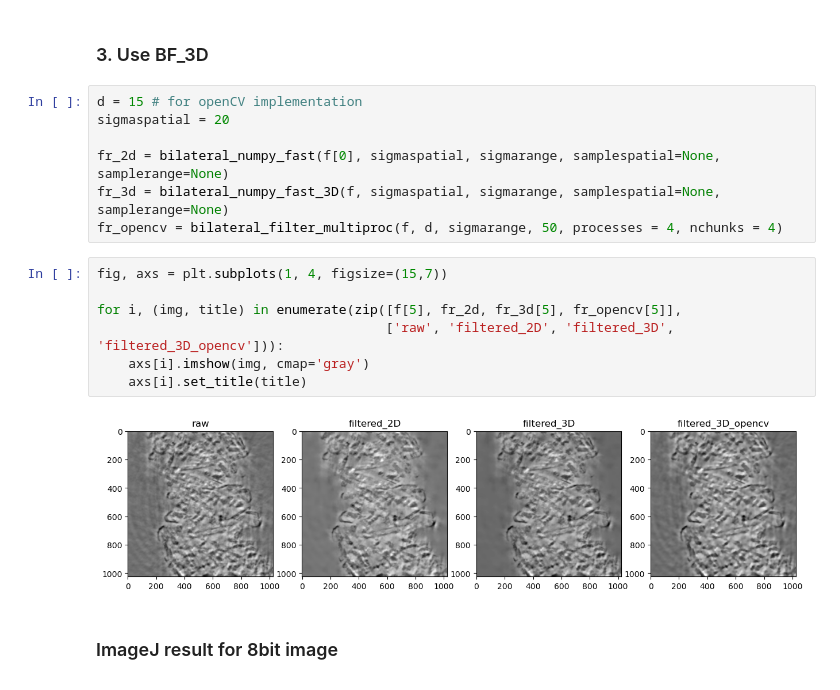
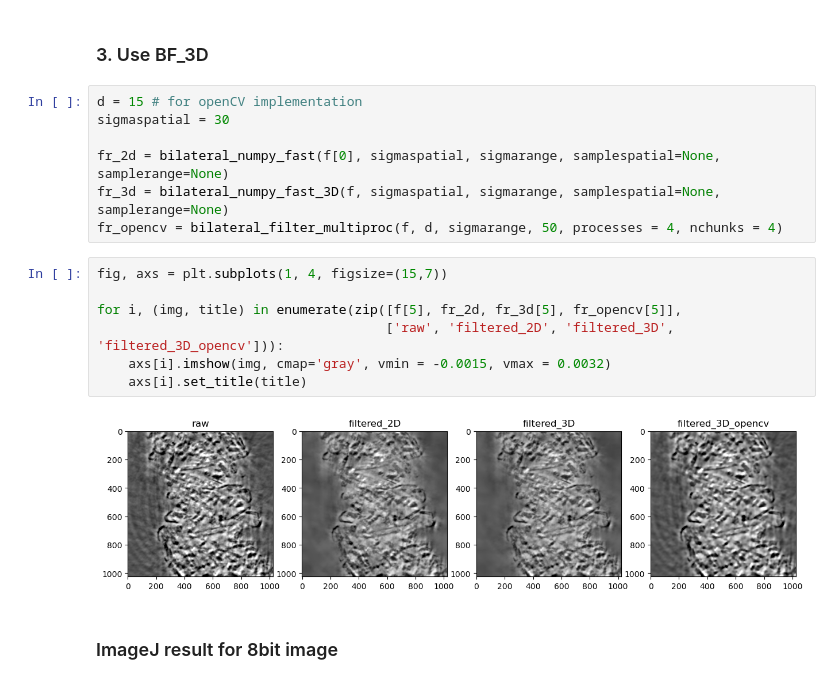
Before and after one commit to mikhail-qwerty/CT-bilateral-filtering, a Jupyter notebook: BF_stest.ipynb, the cells around one changed output. Cells and saved outputs as stored; diff of their text form.

```diff
--- a/BF_stest.ipynb
+++ b/BF_stest.ipynb
@@ -26,7 +34,7 @@ sigmarange = 7e-4
 ### 3. Use BF_3D
 # %%
 d = 15 # for openCV implementation
-sigmaspatial = 20
+sigmaspatial = 30
 
 fr_2d = bilateral_numpy_fast(f[0], sigmaspatial, sigmarange, samplespatial=None, samplerange=None)
 fr_3d = bilateral_numpy_fast_3D(f, sigmaspatial, sigmarange, samplespatial=None, samplerange=None)
@@ -34,12 +42,12 @@ fr_opencv = bilateral_filter_multiproc(f, d, sigmarange, 50, processes = 4, nchu
 # %%
 fig, axs = plt.subplots(1, 4, figsize=(15,7))
 
 for i, (img, title) in enumerate(zip([f[5], fr_2d, fr_3d[5], fr_opencv[5]],
                                      ['raw', 'filtered_2D', 'filtered_3D', 'filtered_3D_opencv'])):
-    axs[i].imshow(img, cmap='gray')
+    axs[i].imshow(img, cmap='gray', vmin = -0.0015, vmax = 0.0032)
     axs[i].set_title(title)
 # %% [output]
-[figure, old version]
+[figure, new version]
 # %% [markdown]
 ### ImageJ result for 8bit image
 ![image.png](attachment:image.png)
```
Also changed, not shown: parts of 2 cells of this notebook.
